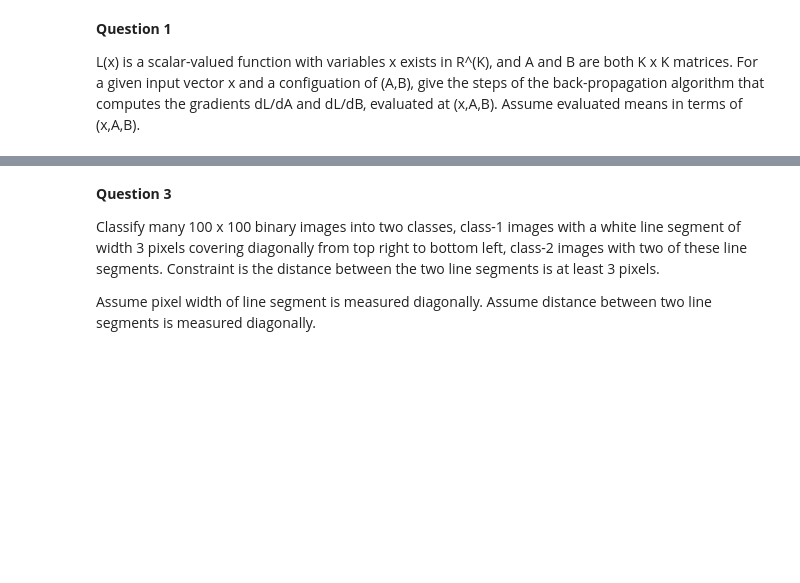
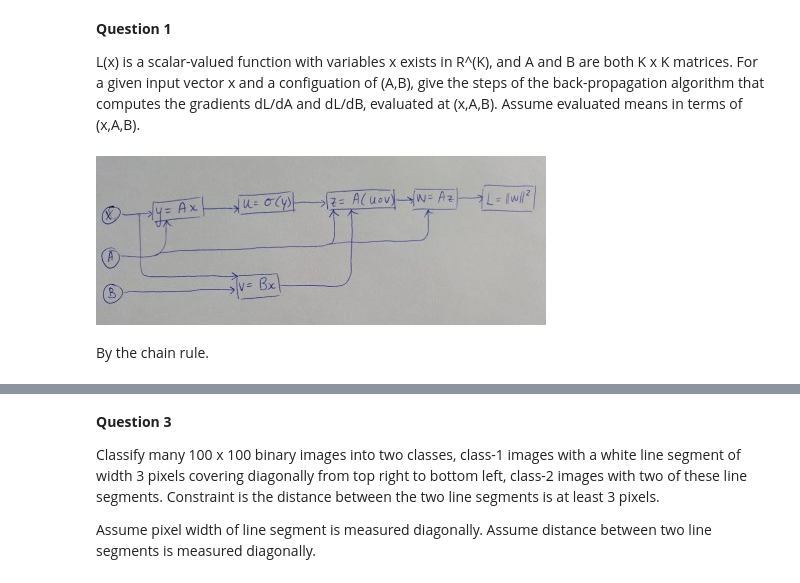
Before and after one commit to sofa13/csi5138_a2, a Jupyter notebook: MNIST_softmax_mlp_cnn.ipynb, the cells around one changed output, grey strips where cells are left out. Drawn from its saved outputs; the diff is of its cells as text; code cells hidden in the pictures; blank space fills up the shorter version.

```diff
--- a/MNIST_softmax_mlp_cnn.ipynb
+++ b/MNIST_softmax_mlp_cnn.ipynb
@@ -2,3 +2,10 @@
 **Question 1**
 
 L(x) is a scalar-valued function with variables x exists in R^(K), and A and B are both K x K matrices. For a given input vector x and a configuation of (A,B), give the steps of the back-propagation algorithm that computes the gradients dL/dA and dL/dB, evaluated at (x,A,B). Assume evaluated means in terms of (x,A,B).
+# %%
+from IPython.display import Image
+Image(filename='./images/20181012_100130_small.jpg')
+# %% [output]
+[figure, added]
+# %% [markdown]
+By the chain rule.
```
Also changed, not shown: parts of 3 cells of this notebook, 1 other file.
